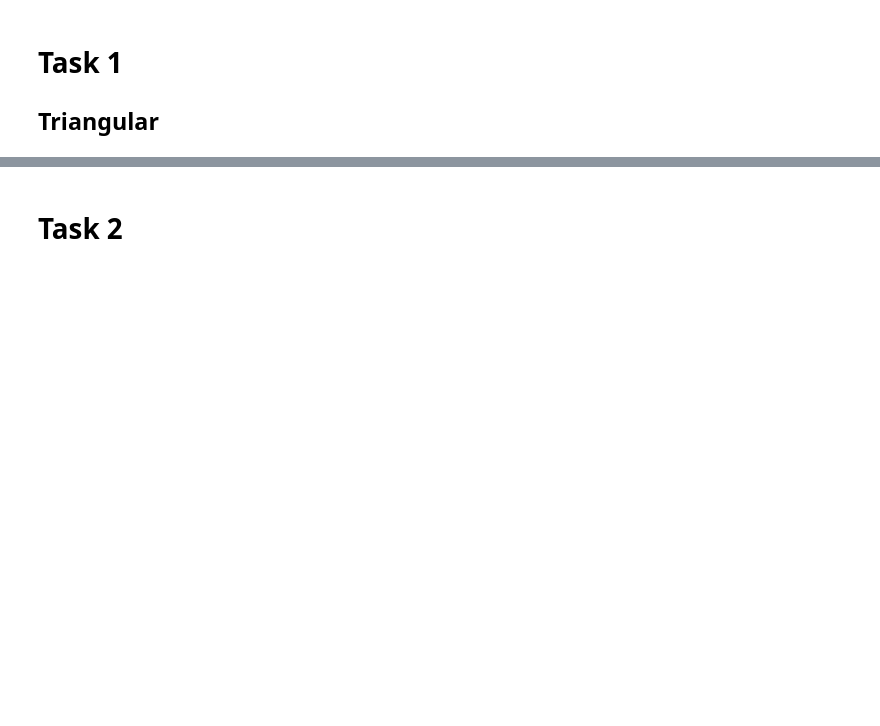
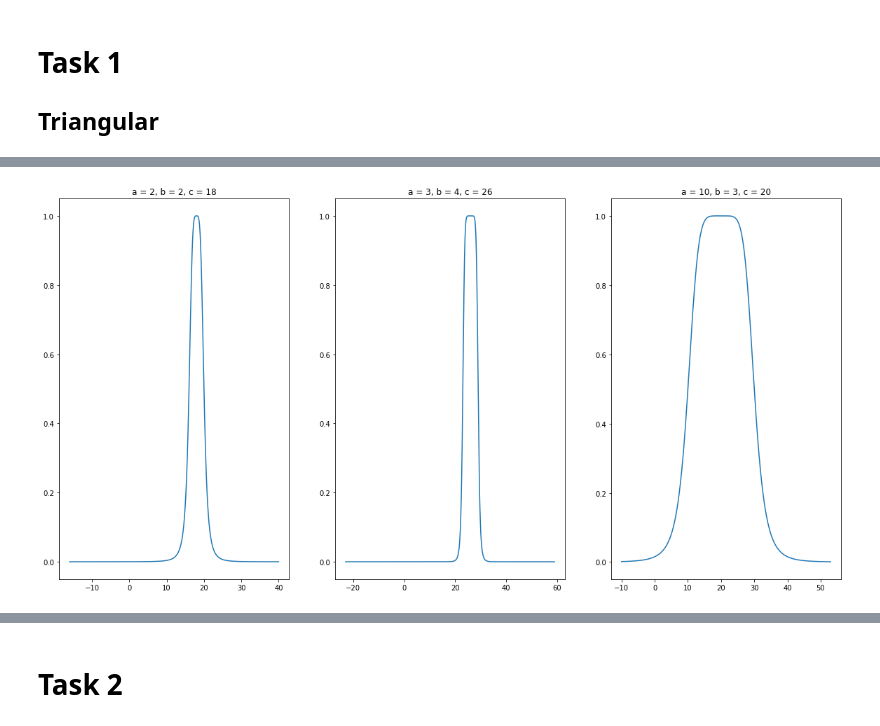
Before and after one commit to envil/pattern-recognition-uef-2019, a Jupyter notebook: ex2/exercise2-vietta.ipynb, the cells around one changed output, grey strips where cells are left out. Saved outputs shown, nothing was run; the diff lists cells and outputs as text; code cells hidden in the pictures; blank space fills up the shorter version.

```diff
--- a/ex2/exercise2-vietta.ipynb
+++ b/ex2/exercise2-vietta.ipynb
@@ -50,0 +53,19 @@ plt.show()
+# %%
+def draw_bell(params):
+    [a, b, c] = params
+    resolution = (c - a) * 100
+    x = np.linspace(a - np.max(params), c + np.sum(params), resolution)
+    y = 1 / (1 + np.power((x-c)/a, 2 * b))
+    plt.plot(x, y)
+
+
+bell_params = [[2, 2, 18], [3, 4, 26], [10, 3, 20]]
+plt.figure(figsize=(20, 10))
+for x in range(len(bell_params)):
+    plt.subplot(1, 3, x + 1)
+    plt.title('a = {}, b = {}, c = {}'.format(*bell_params[x]))
+    draw_bell(bell_params[x])
+
+plt.show()
+# %% [output]
+[figure, added]
```
Also changed, not shown: parts of 3 cells of this notebook.
